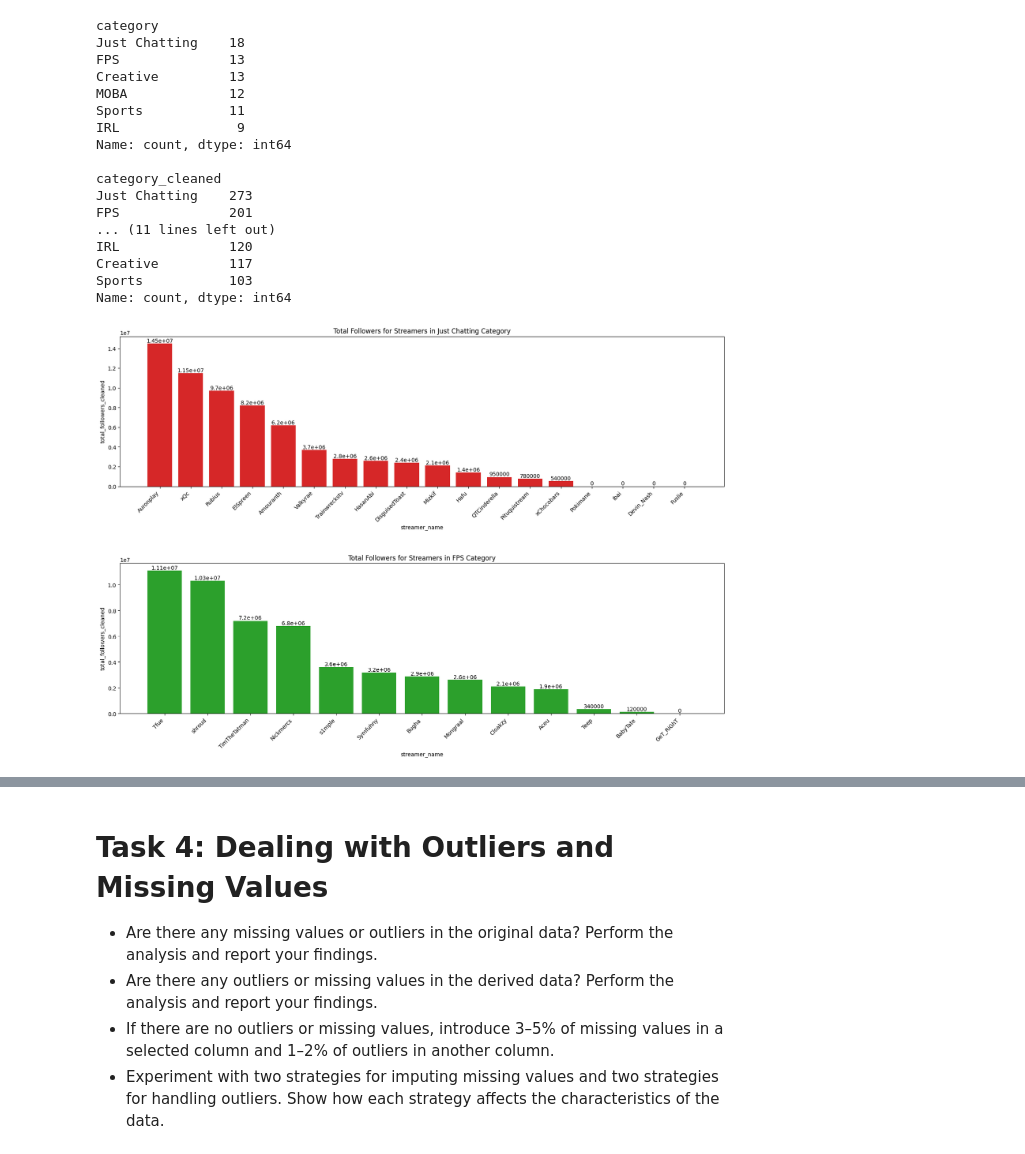
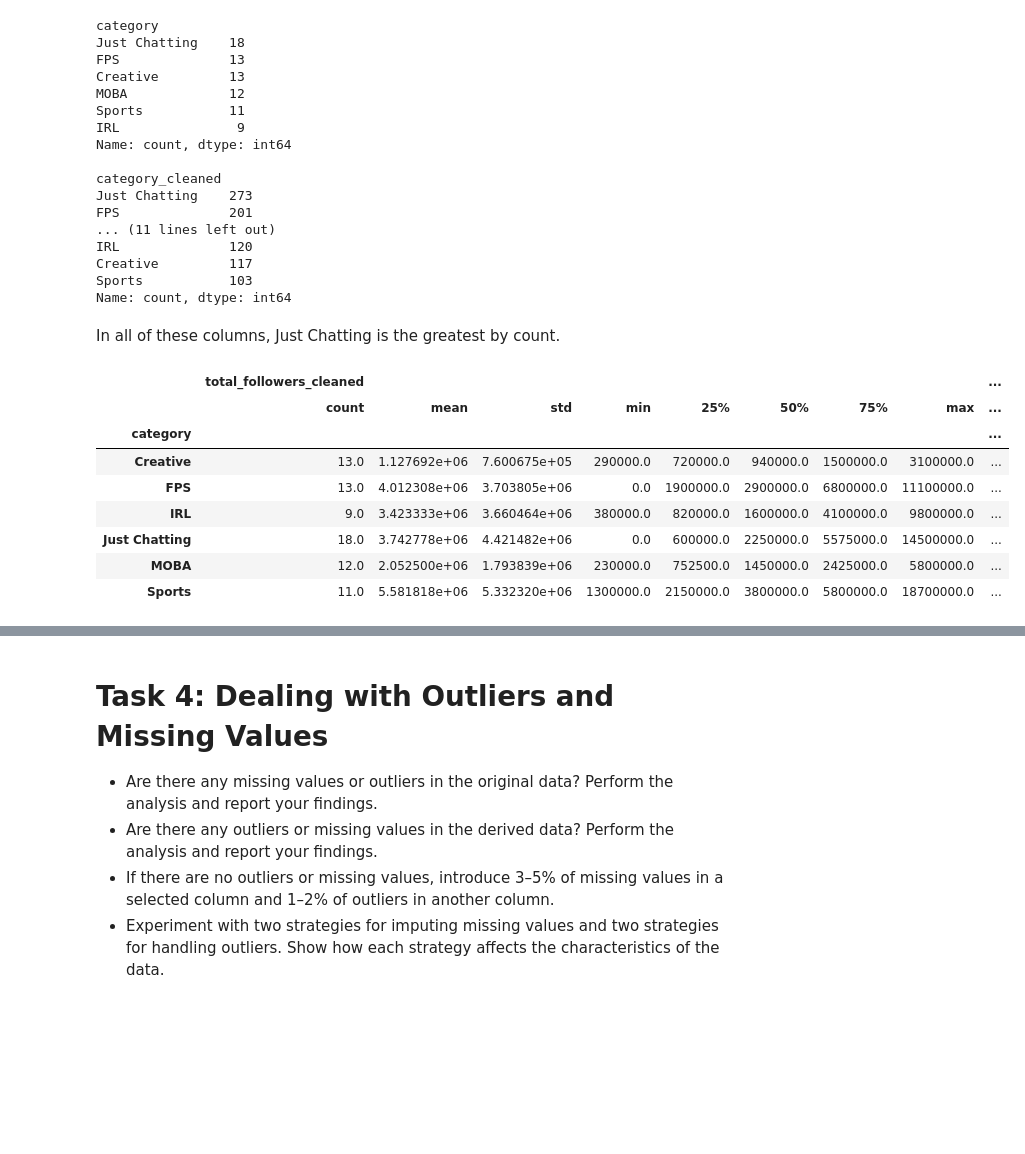
Before and after one commit to ChristianSantos2671/Santos_Christian_A01, a Jupyter notebook: iat461_a1_cs.ipynb, the cells around one changed output, grey strips where cells are left out. Cells and saved outputs as stored; diff of their text form; code cells hidden in the pictures; blank space fills up the shorter version.

```diff
--- a/iat461_a1_cs.ipynb
+++ b/iat461_a1_cs.ipynb
@@ -1149,47 +1173,17 @@ IRL              120
 Creative         117
 Sports           103
 Name: count, dtype: int64
+# %% [markdown]
+In all of these columns, Just Chatting is the greatest by count.
 # %%
-import matplotlib.pyplot as plt
-
-target_category = "Just Chatting"
-
-df_streamers_filtered = df_streamers[df_streamers["category"] == target_category]
-df_streamers_filtered = df_streamers_filtered.sort_values(by="total_followers_cleaned", ascending=False)
-
-plt.figure(figsize=(20, 5))
-
-bars = plt.bar(df_streamers_filtered["streamer_name"], df_streamers_filtered["total_followers_cleaned"], color="tab:red")
-
-plt.bar_label(bars)
-
-plt.xlabel("streamer_name")
-plt.ylabel("total_followers_cleaned")
-plt.title(f"Total Followers for Streamers in {target_category} Category")
-
-plt.xticks(rotation=45, ha="right")
-plt.show()
+df_streamers.groupby("category")[["total_followers_cleaned", "avg_concurrent_viewers"]].describe()
 # %% [output]
-[figure, removed]
+|  | total_followers_cleaned |  |  |  |  |  |  |  | ... |
+|  | count | mean | std | min | 25% | 50% | 75% | max | ... |
+| category |  |  |  |  |  |  |  |  | ... |
+| Creative | 13.0 | 1.127692e+06 | 7.600675e+05 | 290000.0 | 720000.0 | 940000.0 | 1500000.0 | 3100000.0 | ... |
+| FPS | 13.0 | 4.012308e+06 | 3.703805e+06 | 0.0 | 1900000.0 | 2900000.0 | 6800000.0 | 11100000.0 | ... |
+| IRL | 9.0 | 3.423333e+06 | 3.660464e+06 | 380000.0 | 820000.0 | 1600000.0 | 4100000.0 | 9800000.0 | ... |
+| Just Chatting | 18.0 | 3.742778e+06 | 4.421482e+06 | 0.0 | 600000.0 | 2250000.0 | 5575000.0 | 14500000.0 | ... |
+| MOBA | 12.0 | 2.052500e+06 | 1.793839e+06 | 230000.0 | 752500.0 | 1450000.0 | 2425000.0 | 5800000.0 | ... |
+| Sports | 11.0 | 5.581818e+06 | 5.332320e+06 | 1300000.0 | 2150000.0 | 3800000.0 | 5800000.0 | 18700000.0 | ... |
-# %%
-import matplotlib.pyplot as plt
-
-target_category = "FPS"
-
-df_streamers_filtered = df_streamers[df_streamers["category"] == target_category]
-df_streamers_filtered = df_streamers_filtered.sort_values(by="total_followers_cleaned", ascending=False)
-
-plt.figure(figsize=(20, 5))
-
-bars = plt.bar(df_streamers_filtered["streamer_name"], df_streamers_filtered["total_followers_cleaned"], color="tab:green")
-
-plt.bar_label(bars)
-
-plt.xlabel("streamer_name")
-plt.ylabel("total_followers_cleaned")
-plt.title(f"Total Followers for Streamers in {target_category} Category")
-
-plt.xticks(rotation=45, ha="right")
-plt.show()
-# %% [output]
-[figure, removed]
```
Also changed, not shown: parts of 15 cells of this notebook.
